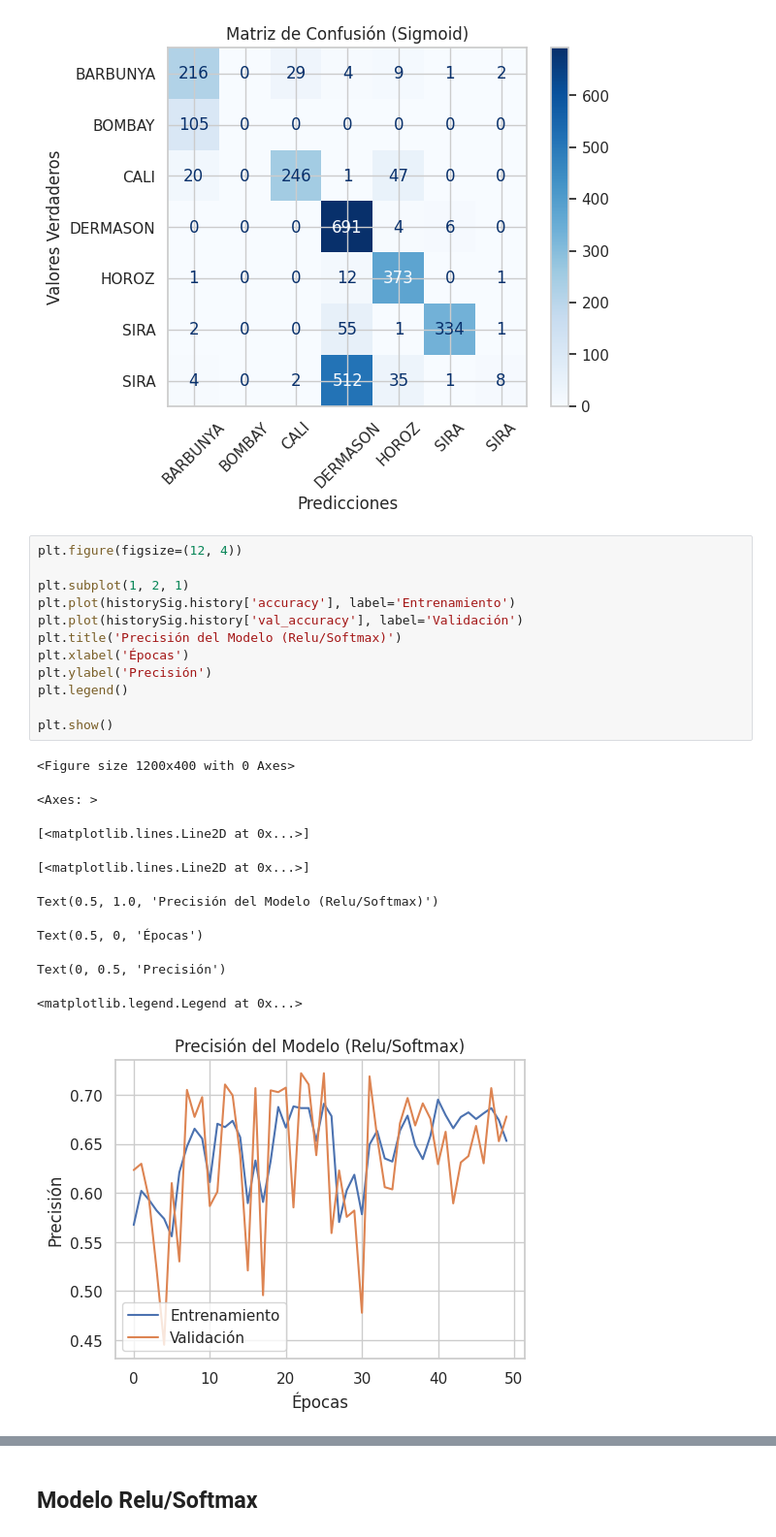
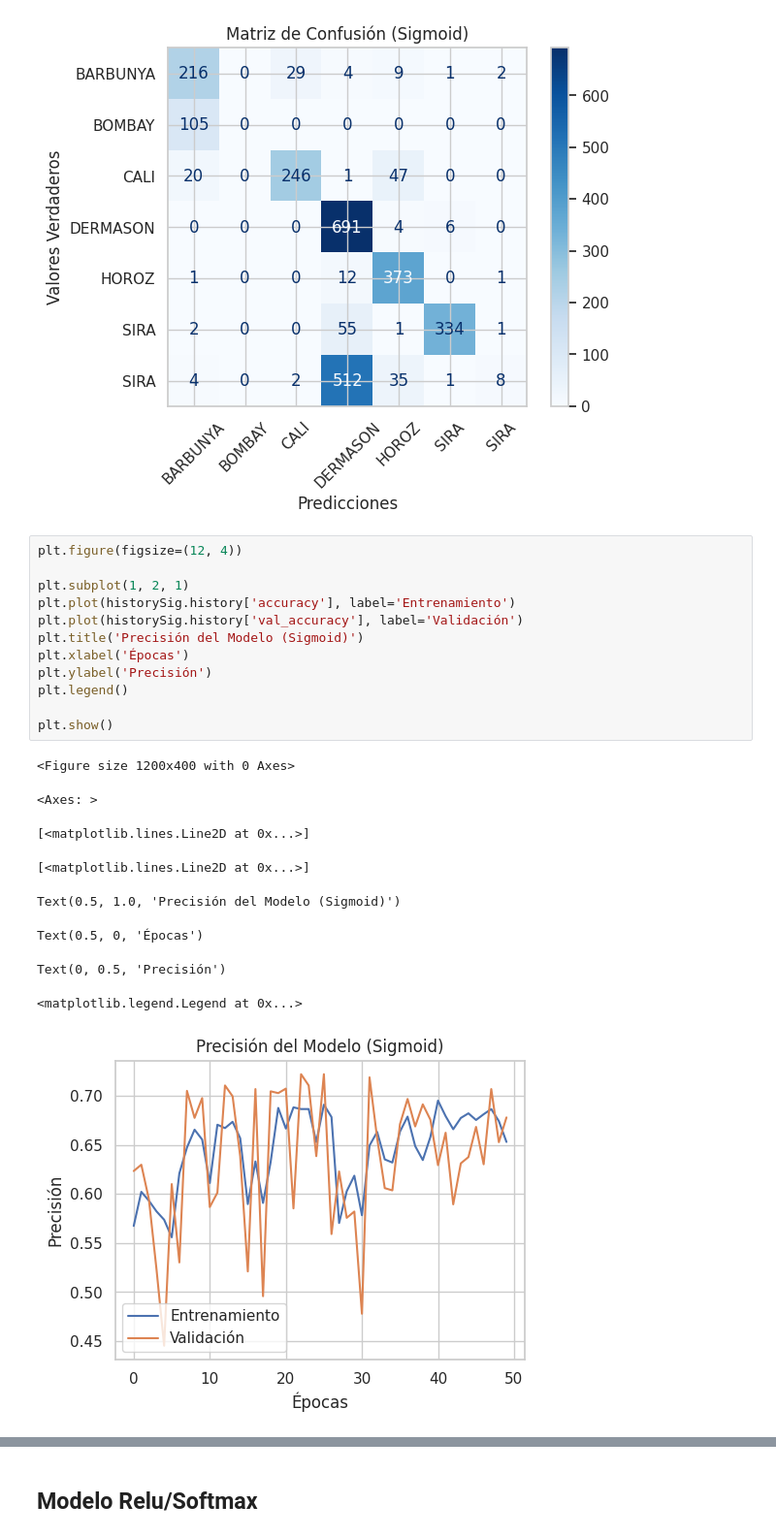
Before and after one commit to slugcraft/DryBeansClassification, a Jupyter notebook: DryBeansClassification.ipynb, the cells around one changed output, grey strips where cells are left out. Shown at 97% size. Drawn from its saved outputs; the diff is of its cells as text.

```diff
--- a/DryBeansClassification.ipynb
+++ b/DryBeansClassification.ipynb
@@ -274,25 +274,25 @@ Text(0, 0.5, 'Valores Verdaderos')
 # %%
 plt.figure(figsize=(12, 4))
 
 plt.subplot(1, 2, 1)
 plt.plot(historySig.history['accuracy'], label='Entrenamiento')
 plt.plot(historySig.history['val_accuracy'], label='Validación')
-plt.title('Precisión del Modelo (Relu/Softmax)')
+plt.title('Precisión del Modelo (Sigmoid)')
 plt.xlabel('Épocas')
 plt.ylabel('Precisión')
 plt.legend()
 
 plt.show()
 # %% [output]
 <Figure size 1200x400 with 0 Axes>
 <Axes: >
 [<matplotlib.lines.Line2D at 0x...>]
 [<matplotlib.lines.Line2D at 0x...>]
-Text(0.5, 1.0, 'Precisión del Modelo (Relu/Softmax)')
+Text(0.5, 1.0, 'Precisión del Modelo (Sigmoid)')
 Text(0.5, 0, 'Épocas')
 Text(0, 0.5, 'Precisión')
 <matplotlib.legend.Legend at 0x...>
-[figure, old version]
+[figure, new version]
 # %%
 plt.figure(figsize=(12, 4))
 
```
Also changed, not shown: parts of 1 cell of this notebook.
